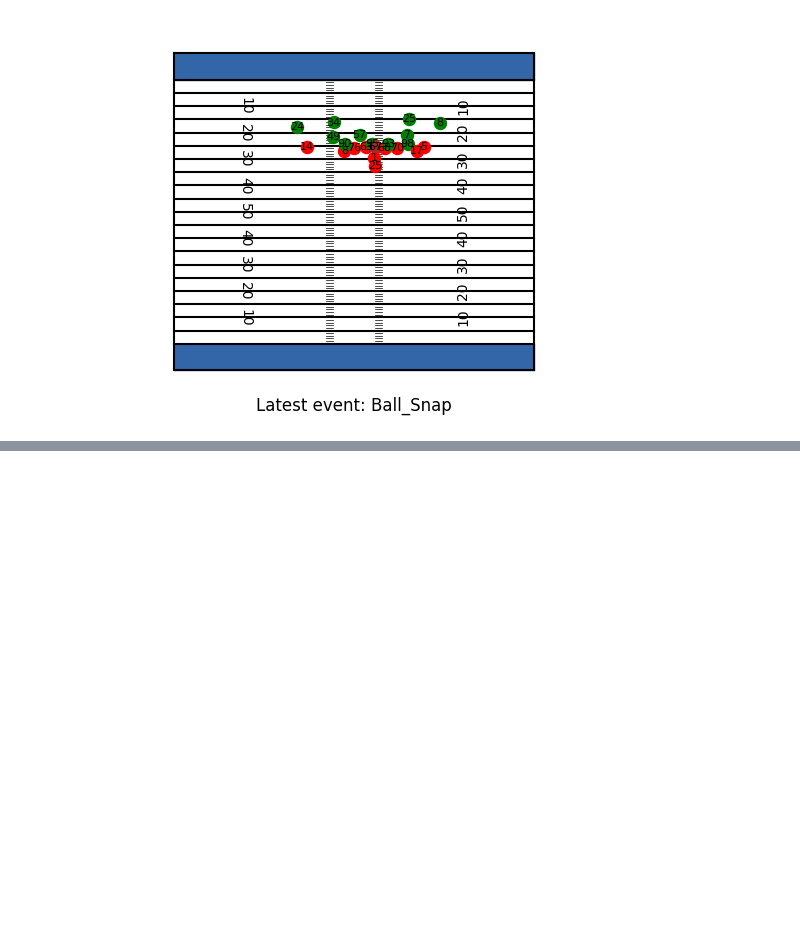
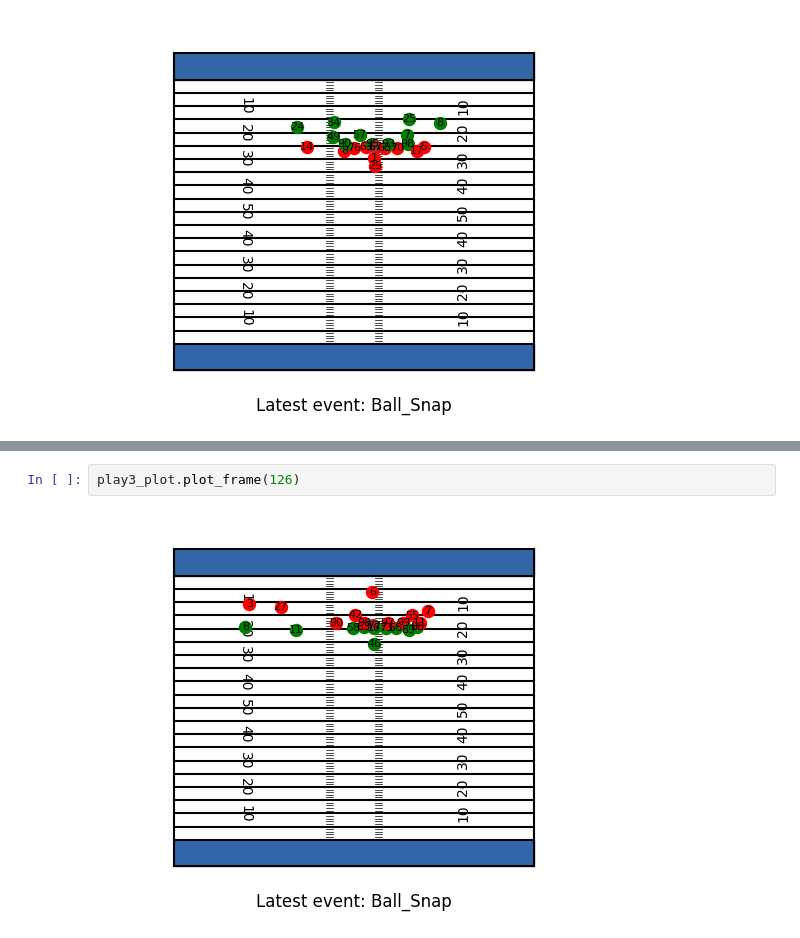
Before and after one commit to ianastalosh/big_data_bowl_2025, a Jupyter notebook: notebooks/plotting/images_for_final_notebook.ipynb, the cells around one changed output, grey strips where cells are left out. Cells and saved outputs as stored; diff of their text form; blank space fills up the shorter version.

```diff
--- a/notebooks/plotting/images_for_final_notebook.ipynb
+++ b/notebooks/plotting/images_for_final_notebook.ipynb
@@ -93,0 +118,4 @@ play2_plot.plot_frame(204)
+# %%
+play3_plot.plot_frame(126)
+# %% [output]
+[figure, added]
```
Also changed, not shown: parts of 2 cells of this notebook, 3 other files.
